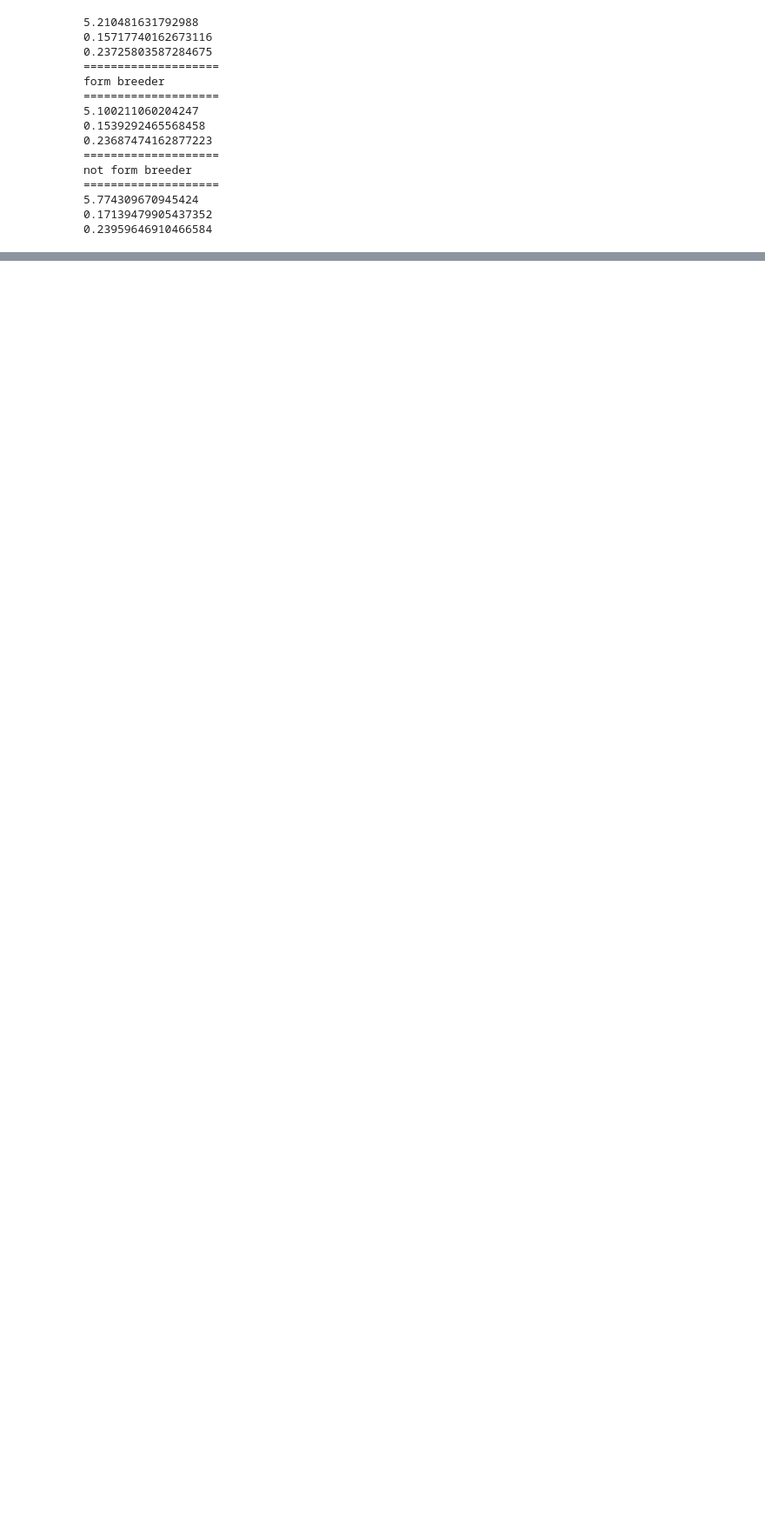
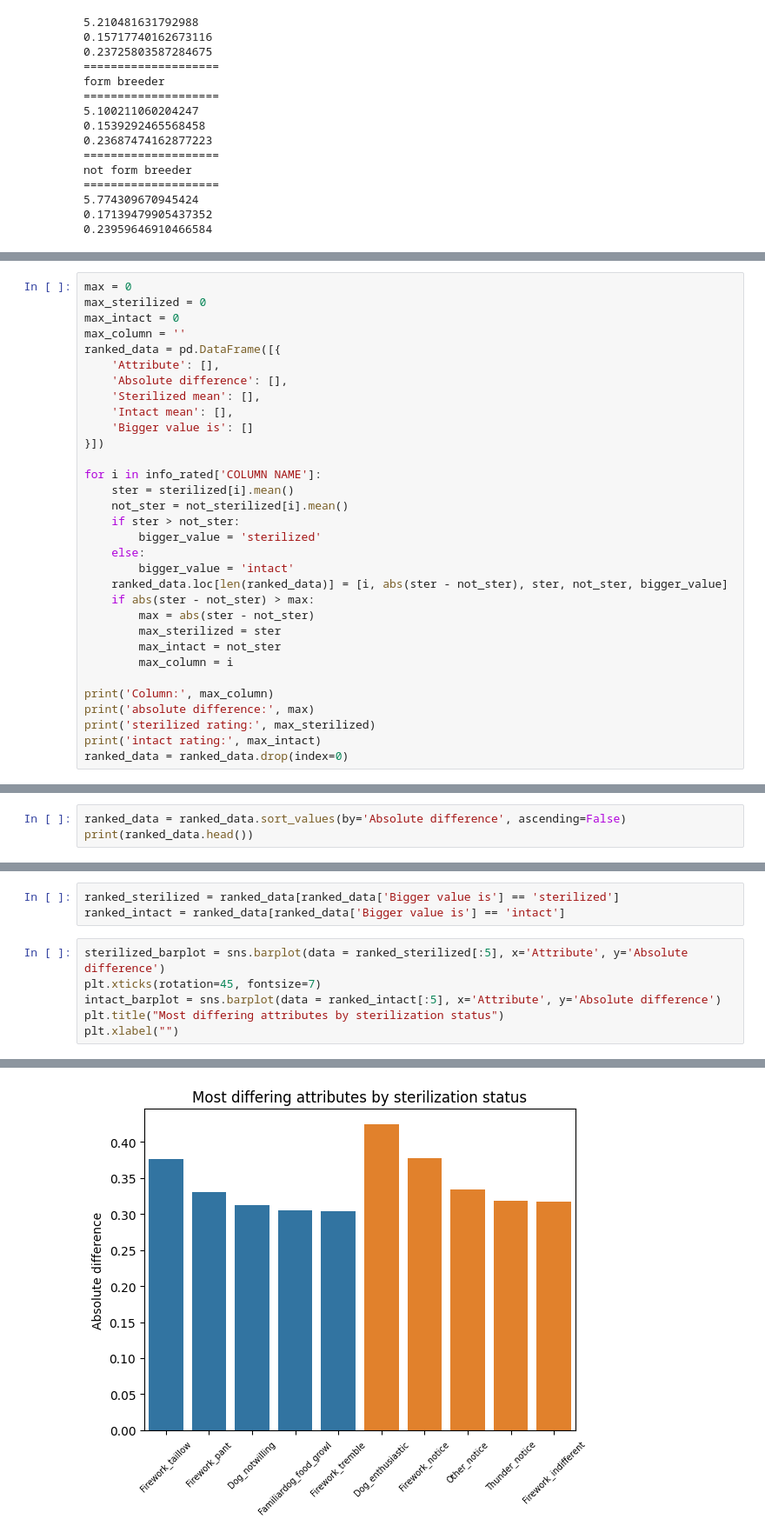
Before and after one commit to Retr-1/AnalyzaPsy, a Jupyter notebook: dataset_imported.ipynb, the cells around one changed output, grey strips where cells are left out. Shown at 87% size. Cells and saved outputs as stored; diff of their text form; blank space fills up the shorter version.

Commit message:
Analysis of data difference between sterilized and intact dogs + Graph

```diff
--- a/dataset_imported.ipynb
+++ b/dataset_imported.ipynb
@@ -128,0 +161,32 @@ not form breeder
+# %%
+max = 0
+max_sterilized = 0
+max_intact = 0
+max_column = ''
+ranked_data = pd.DataFrame([{
+    'Attribute': [],
+    'Absolute difference': [],
+    'Sterilized mean': [],
+    'Intact mean': [],
+    'Bigger value is': []
+}])
+
+for i in info_rated['COLUMN NAME']:
+    ster = sterilized[i].mean()
+    not_ster = not_sterilized[i].mean()
+    if ster > not_ster:
+        bigger_value = 'sterilized'
+    else:
+        bigger_value = 'intact'
+    ranked_data.loc[len(ranked_data)] = [i, abs(ster - not_ster), ster, not_ster, bigger_value]
+    if abs(ster - not_ster) > max:
+        max = abs(ster - not_ster)
+        max_sterilized = ster
+        max_intact = not_ster
+        max_column = i
+
+print('Column:', max_column)
+print('absolute difference:', max)
+print('sterilized rating:', max_sterilized)
+print('intact rating:', max_intact)
+ranked_data = ranked_data.drop(index=0)
@@ -128,0 +200,3 @@ not form breeder
+# %%
+ranked_data = ranked_data.sort_values(by='Absolute difference', ascending=False)
+print(ranked_data.head())
@@ -128,0 +219,10 @@ not form breeder
+# %%
+ranked_sterilized = ranked_data[ranked_data['Bigger value is'] == 'sterilized']
+ranked_intact = ranked_data[ranked_data['Bigger value is'] == 'intact']
+# %%
+sterilized_barplot = sns.barplot(data = ranked_sterilized[:5], x='Attribute', y='Absolute difference')
+plt.xticks(rotation=45, fontsize=7)
+intact_barplot = sns.barplot(data = ranked_intact[:5], x='Attribute', y='Absolute difference')
+plt.title("Most differing attributes by sterilization status")
+plt.xlabel("")
+# %% [output]
@@ -128,0 +230 @@ not form breeder
+[figure, added]
```
Also changed, not shown: parts of 8 cells of this notebook, 1 other file.
